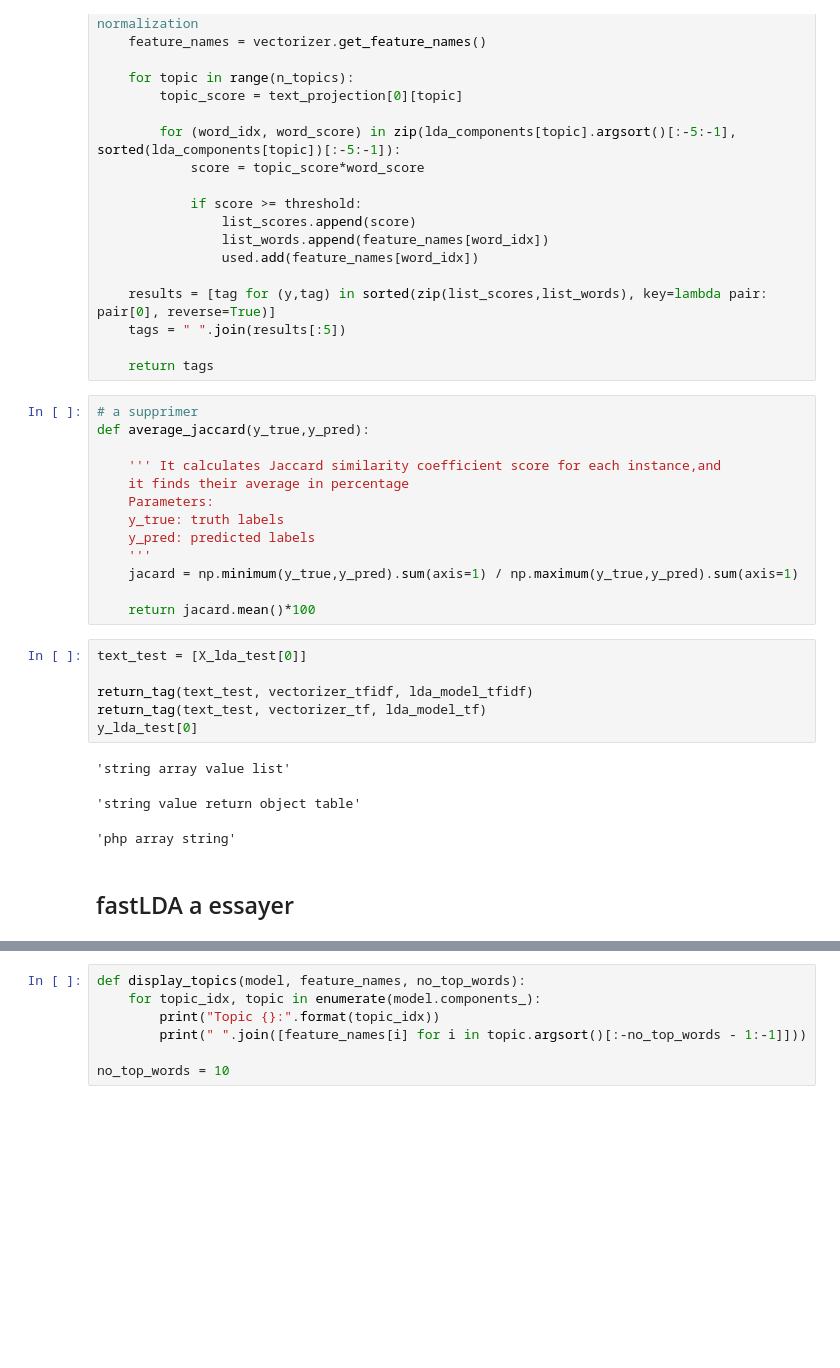
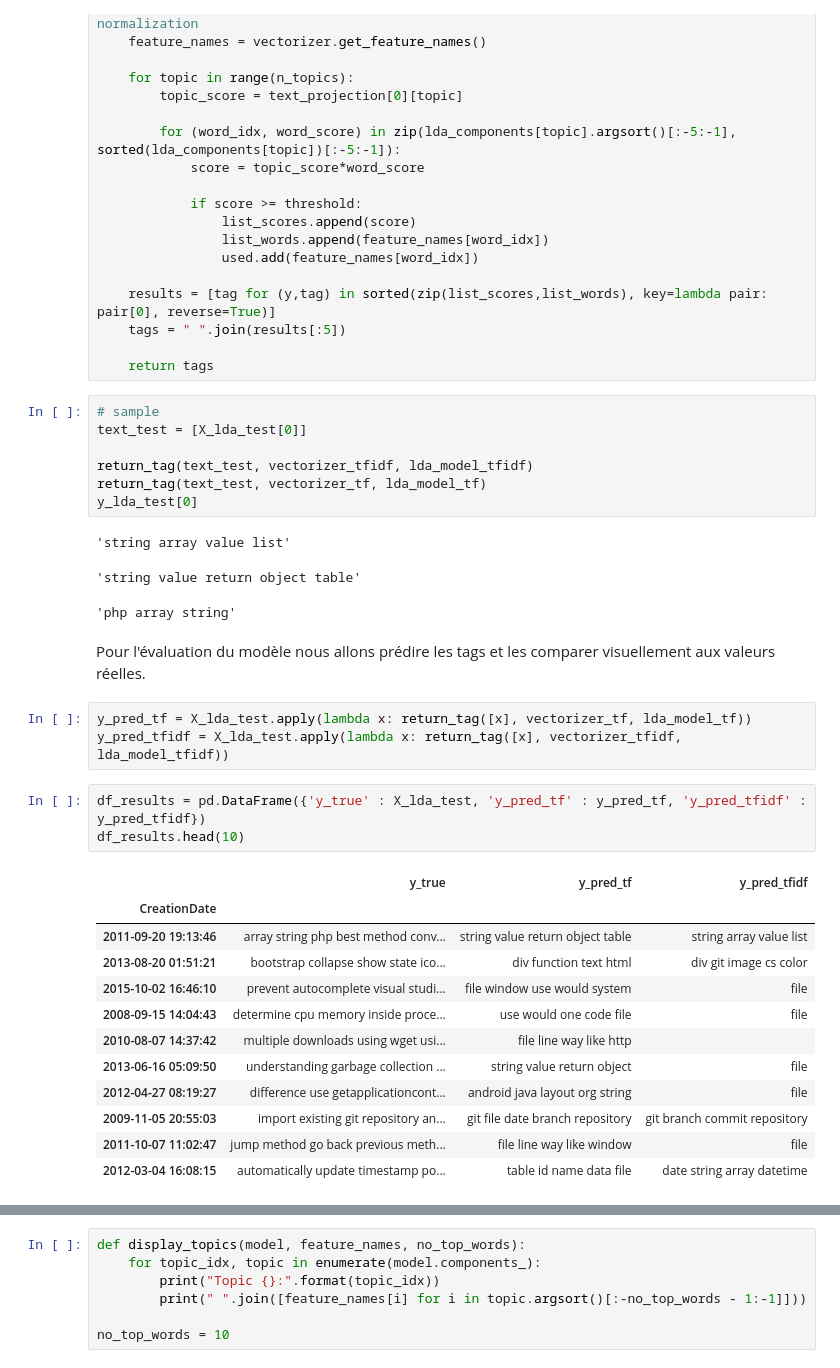
Before and after one commit to abugeia/P5_OCR_categorize_questions, a Jupyter notebook: P5_02_notebooktest.ipynb, the cells around one changed output, grey strips where cells are left out. Cells and saved outputs as stored; diff of their text form; blank space fills up the shorter version.

Commit message:
nb style improvement add of process

```diff
--- a/P5_02_notebooktest.ipynb
+++ b/P5_02_notebooktest.ipynb
@@ -422,20 +417,8 @@ def return_tag(text_test, vectorizer, model):
     tags = " ".join(results[:5])
 
     return tags
-# %%
-# a supprimer
-def average_jaccard(y_true,y_pred):
-
-    ''' It calculates Jaccard similarity coefficient score for each instance,and
-    it finds their average in percentage
-    Parameters:
-    y_true: truth labels
-    y_pred: predicted labels
-    '''
-    jacard = np.minimum(y_true,y_pred).sum(axis=1) / np.maximum(y_true,y_pred).sum(axis=1)
-
-    return jacard.mean()*100
 # %%
+# sample
 text_test = [X_lda_test[0]]
 
 return_tag(text_test, vectorizer_tfidf, lda_model_tfidf)
@@ -445,5 +428,24 @@ y_lda_test[0]
 'string array value list'
 'string value return object table'
 'php array string'
-# %% [markdown]
-## fastLDA a essayer
+# %% [markdown]
+Pour l'évaluation du modèle nous allons prédire les tags et les comparer visuellement aux valeurs réelles.
+# %%
+y_pred_tf = X_lda_test.apply(lambda x: return_tag([x], vectorizer_tf, lda_model_tf))
+y_pred_tfidf = X_lda_test.apply(lambda x: return_tag([x], vectorizer_tfidf, lda_model_tfidf))
+# %%
+df_results = pd.DataFrame({'y_true' : X_lda_test, 'y_pred_tf' : y_pred_tf, 'y_pred_tfidf' : y_pred_tfidf})
+df_results.head(10)
+# %% [output]
+|  | y_true | y_pred_tf | y_pred_tfidf |
+| CreationDate |  |  |  |
+| 2011-09-20 19:13:46 | array string php best method conv... | string value return object table | string array value list |
+| 2013-08-20 01:51:21 | bootstrap collapse show state ico... | div function text html | div git image cs color |
+| 2015-10-02 16:46:10 | prevent autocomplete visual studi... | file window use would system | file |
+| 2008-09-15 14:04:43 | determine cpu memory inside proce... | use would one code file | file |
+| 2010-08-07 14:37:42 | multiple downloads using wget usi... | file line way like http |  |
+| 2013-06-16 05:09:50 | understanding garbage collection ... | string value return object | file |
+| 2012-04-27 08:19:27 | difference use getapplicationcont... | android java layout org string | file |
+| 2009-11-05 20:55:03 | import existing git repository an... | git file date branch repository | git branch commit repository |
+| 2011-10-07 11:02:47 | jump method go back previous meth... | file line way like window | file |
+| 2012-03-04 16:08:15 | automatically update timestamp po... | table id name data file | date string array datetime |
```
Also changed, not shown: parts of 32 cells of this notebook, 3 other files.
